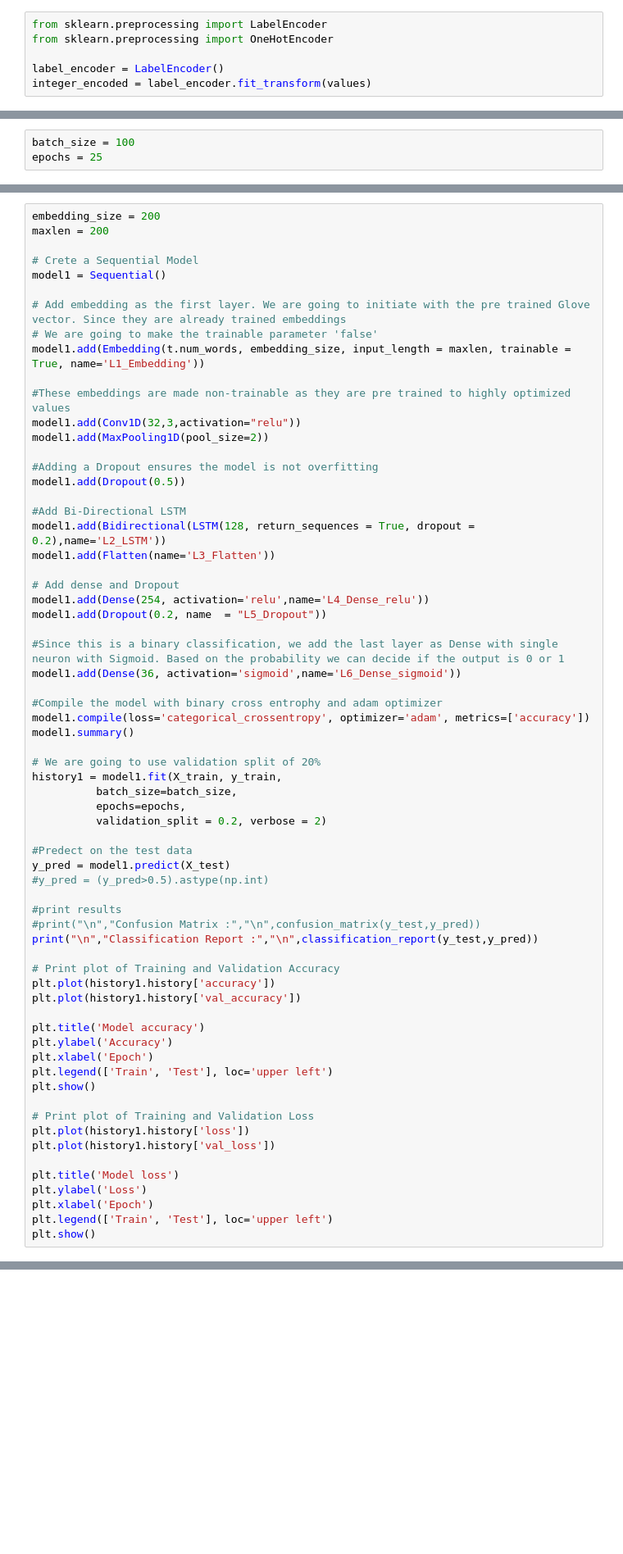
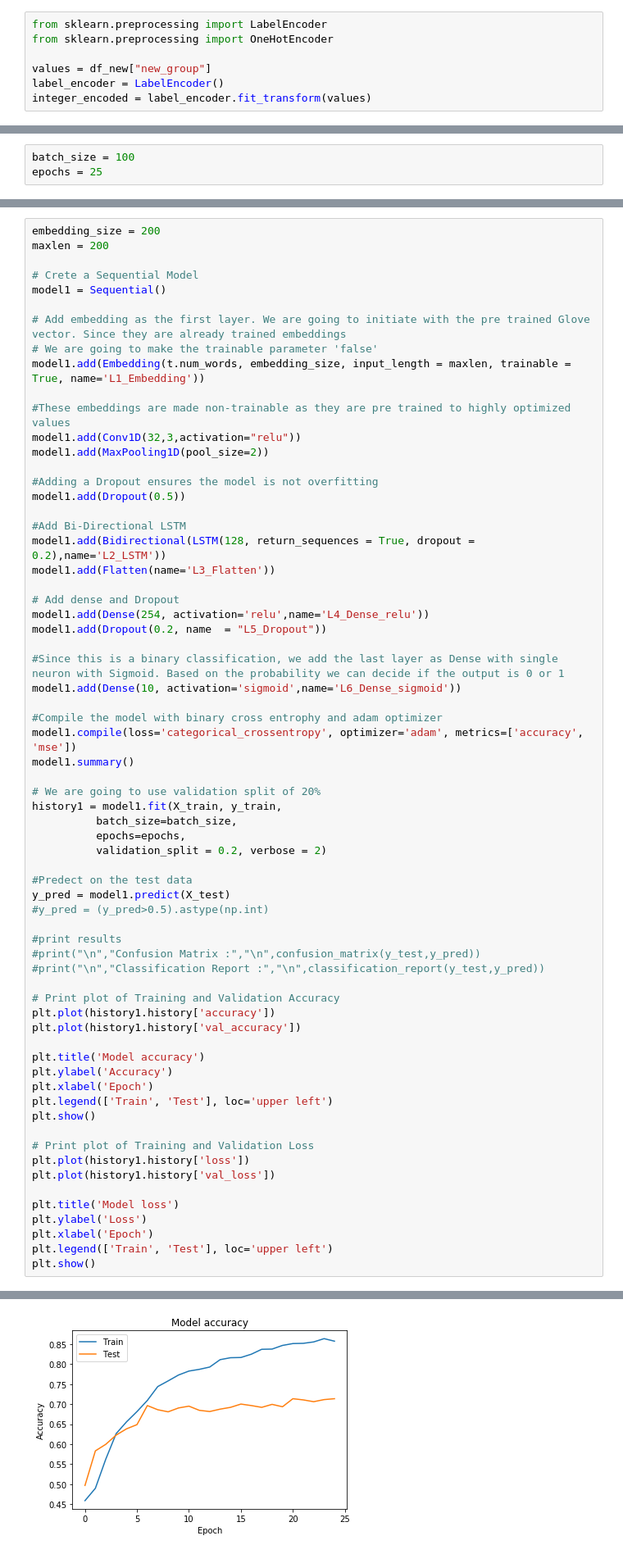
Before and after one commit to ShyamMuralidharan/Automatic-Ticket-Assignment-NLP, a Jupyter notebook: Capstone_Project_NLP_EDA _v3.ipynb, the cells around one changed output, grey strips where cells are left out. Shown at 82% size. Drawn from its saved outputs; the diff is of its cells as text; blank space fills up the shorter version.

```diff
--- a/Capstone_Project_NLP_EDA _v3.ipynb
+++ b/Capstone_Project_NLP_EDA _v3.ipynb
@@ -782,6 +817,7 @@ df["new_group"].shape
 from sklearn.preprocessing import LabelEncoder
 from sklearn.preprocessing import OneHotEncoder
 
+values = df_new["new_group"]
 label_encoder = LabelEncoder()
 integer_encoded = label_encoder.fit_transform(values)
 # %%
@@ -895,10 +924,10 @@ model1.add(Dense(254, activation='relu',name='L4_Dense_relu'))
 model1.add(Dropout(0.2, name  = "L5_Dropout"))
 
 #Since this is a binary classification, we add the last layer as Dense with single neuron with Sigmoid. Based on the probability we can decide if the output is 0 or 1
-model1.add(Dense(36, activation='sigmoid',name='L6_Dense_sigmoid'))
+model1.add(Dense(10, activation='sigmoid',name='L6_Dense_sigmoid'))
 
 #Compile the model with binary cross entrophy and adam optimizer
-model1.compile(loss='categorical_crossentropy', optimizer='adam', metrics=['accuracy'])
+model1.compile(loss='categorical_crossentropy', optimizer='adam', metrics=['accuracy', 'mse'])
 model1.summary()
 
 # We are going to use validation split of 20%
@@ -913,7 +942,7 @@ y_pred = model1.predict(X_test)
 
 #print results
 #print("\n","Confusion Matrix :","\n",confusion_matrix(y_test,y_pred))
-print("\n","Classification Report :","\n",classification_report(y_test,y_pred))
+#print("\n","Classification Report :","\n",classification_report(y_test,y_pred))
 
 # Print plot of Training and Validation Accuracy
 plt.plot(history1.history['accuracy'])
@@ -955,0 +984 @@ ValueError: Classification metrics can't handle a mix of multilabel-indicator an
+[figure, added]
```
Also changed, not shown: parts of 69 cells of this notebook.
